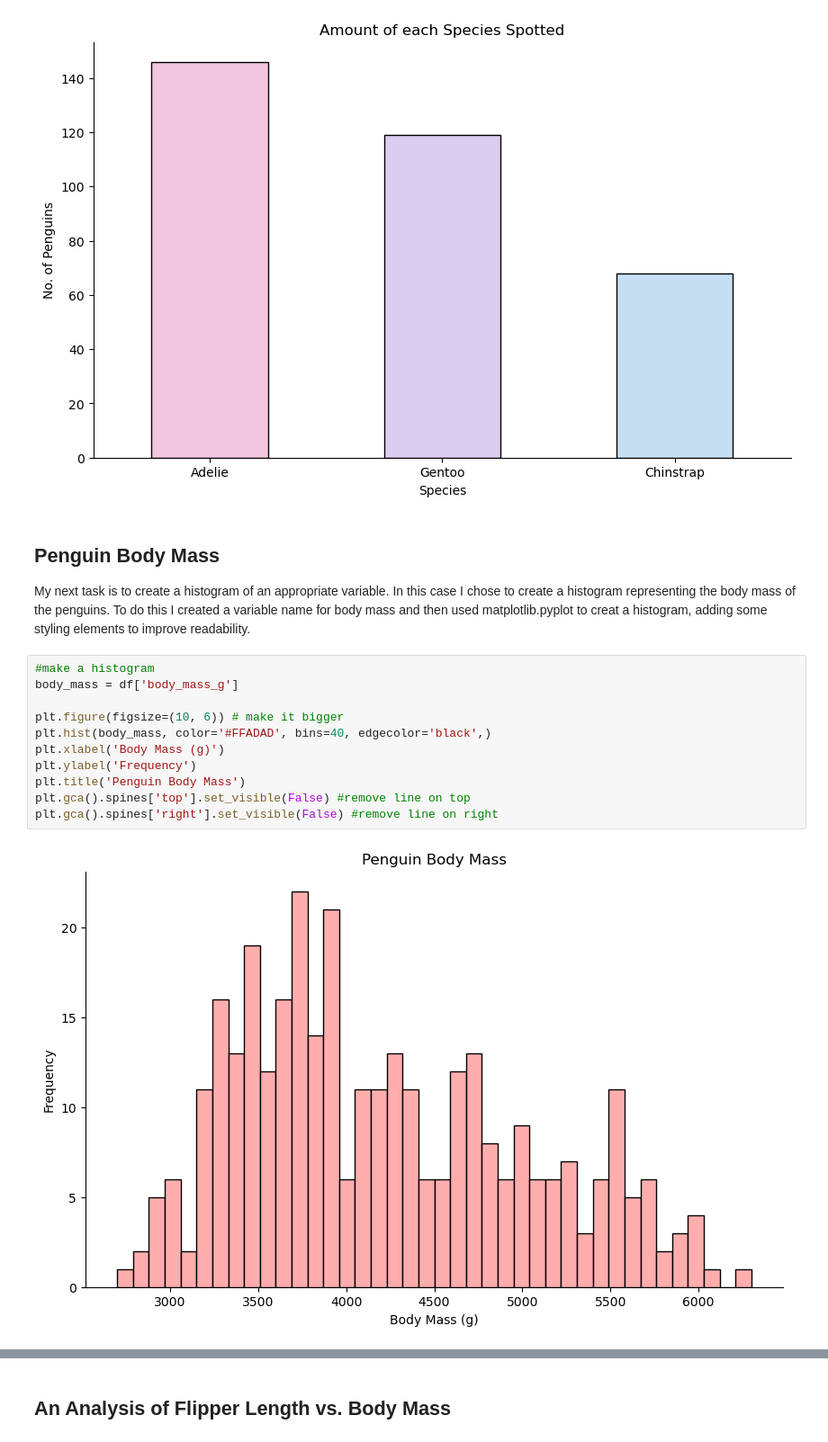
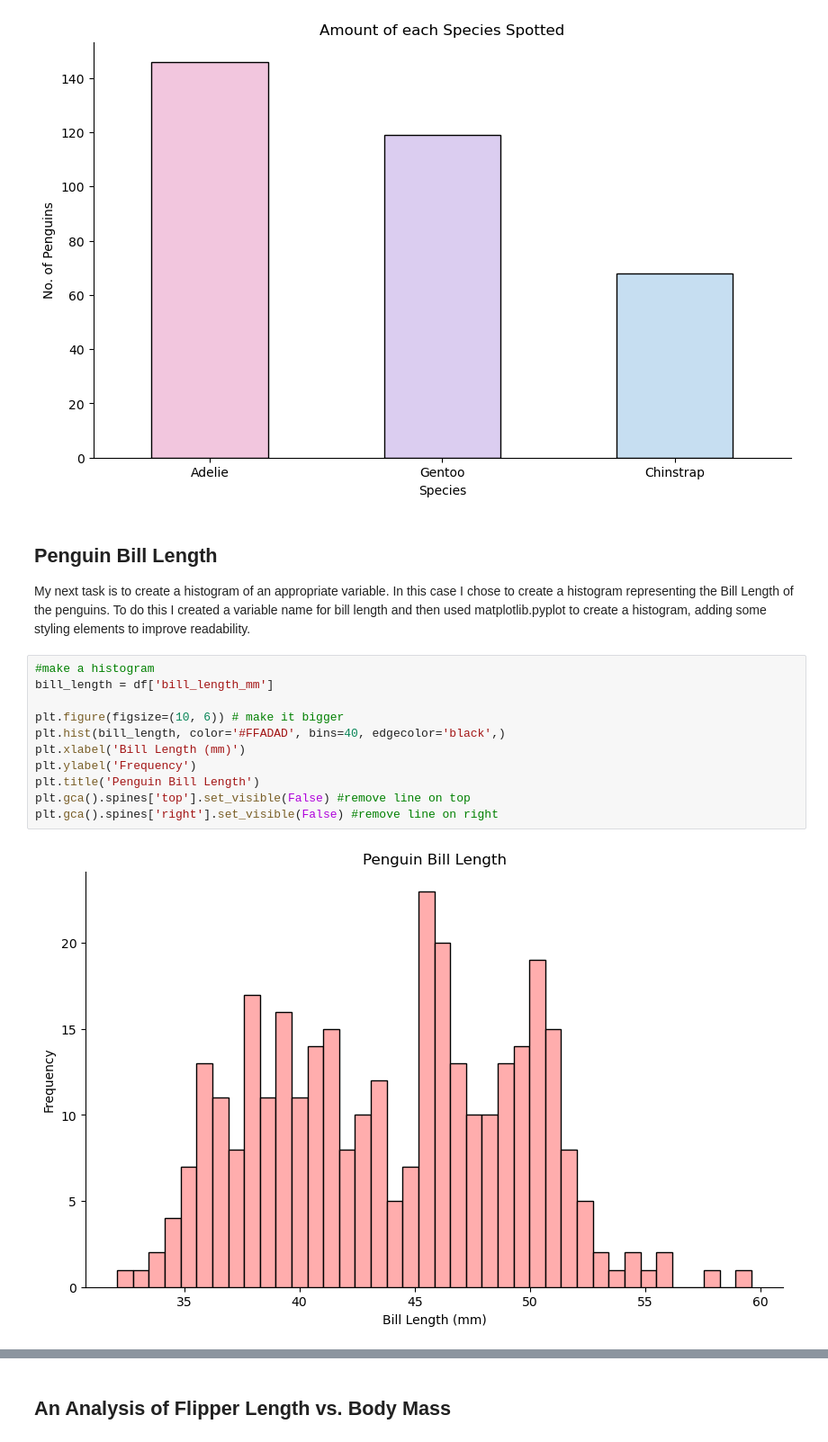
Before and after one commit to aoifeflav/principles-of-data-analytics-mywork, a Jupyter notebook: penguins.ipynb, the cells around one changed output, grey strips where cells are left out. Shown: that part at 90% size. Cells and saved outputs as stored; diff of their text form.

Commit message:
Change up the histograms

```diff
--- a/penguins.ipynb
+++ b/penguins.ipynb
@@ -163,19 +163,19 @@ plt.gca().spines['right'].set_visible(False) # reove line on right
 # %% [output]
 [figure]
 # %% [markdown]
-## Penguin Body Mass
+## Penguin Bill Length
 
-My next task is to create a histogram of an appropriate variable. In this case I chose to create a histogram representing the body mass of the penguins. To do this I created a variable name for body mass and then used matplotlib.pyplot to creat a histogram, adding some styling elements to improve readability.
+My next task is to create a histogram of an appropriate variable. In this case I chose to create a histogram representing the Bill Length of the penguins. To do this I created a variable name for bill length and then used matplotlib.pyplot to create a histogram, adding some styling elements to improve readability.
 # %%
 #make a histogram
-body_mass = df['body_mass_g']
+bill_length = df['bill_length_mm']
 
 plt.figure(figsize=(10, 6)) # make it bigger
-plt.hist(body_mass, color='#FFADAD', bins=40, edgecolor='black',)
-plt.xlabel('Body Mass (g)')
+plt.hist(bill_length, color='#FFADAD', bins=40, edgecolor='black',)
+plt.xlabel('Bill Length (mm)')
 plt.ylabel('Frequency')
-plt.title('Penguin Body Mass')
+plt.title('Penguin Bill Length')
 plt.gca().spines['top'].set_visible(False) #remove line on top
 plt.gca().spines['right'].set_visible(False) #remove line on right
 # %% [output]
-[figure, old version]
+[figure, new version]
```
Also changed, not shown: parts of 3 cells of this notebook.
